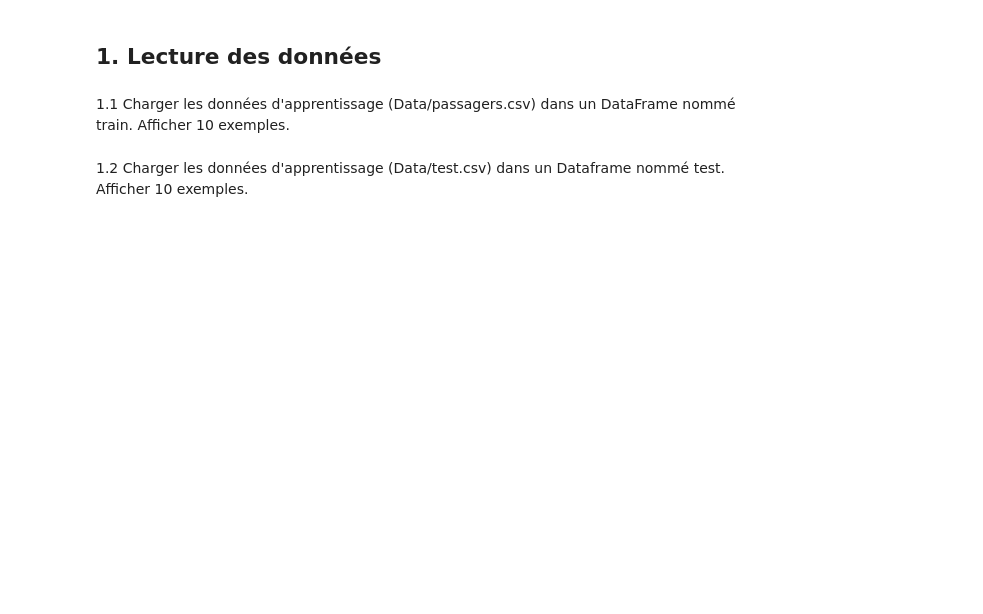
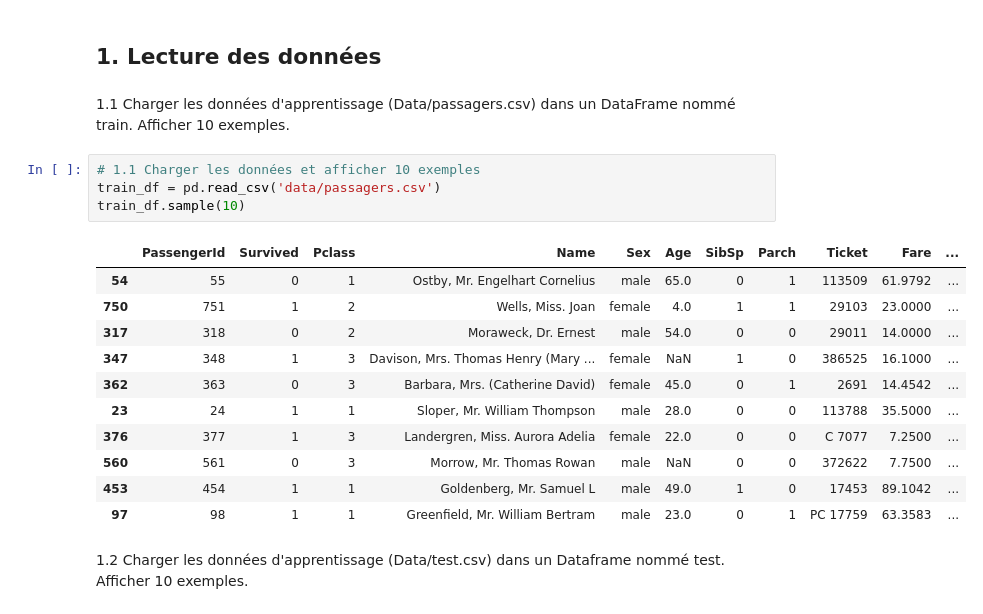
Before and after one commit to francoisloue/tp2_manipulation_donnee, a Jupyter notebook: TP2_prepa_feature.ipynb, the cells around one changed output. Saved outputs shown, nothing was run; the diff lists cells and outputs as text; blank space fills up the shorter version.

```diff
--- a/TP2_prepa_feature.ipynb
+++ b/TP2_prepa_feature.ipynb
@@ -15,5 +15,21 @@ from sklearn.feature_selection import mutual_info_regression
 ## 1. Lecture des données ##
 # %% [markdown]
 1.1 Charger les données d'apprentissage (Data/passagers.csv) dans un DataFrame nommé train. Afficher 10 exemples.
+# %%
+# 1.1 Charger les données et afficher 10 exemples
+train_df = pd.read_csv('data/passagers.csv')
+train_df.sample(10)
+# %% [output]
+|  | PassengerId | Survived | Pclass | Name | Sex | Age | SibSp | Parch | Ticket | Fare | ... |
+| 54 | 55 | 0 | 1 | Ostby, Mr. Engelhart Cornelius | male | 65.0 | 0 | 1 | 113509 | 61.9792 | ... |
+| 750 | 751 | 1 | 2 | Wells, Miss. Joan | female | 4.0 | 1 | 1 | 29103 | 23.0000 | ... |
+| 317 | 318 | 0 | 2 | Moraweck, Dr. Ernest | male | 54.0 | 0 | 0 | 29011 | 14.0000 | ... |
+| 347 | 348 | 1 | 3 | Davison, Mrs. Thomas Henry (Mary ... | female | NaN | 1 | 0 | 386525 | 16.1000 | ... |
+| 362 | 363 | 0 | 3 | Barbara, Mrs. (Catherine David) | female | 45.0 | 0 | 1 | 2691 | 14.4542 | ... |
+| 23 | 24 | 1 | 1 | Sloper, Mr. William Thompson | male | 28.0 | 0 | 0 | 113788 | 35.5000 | ... |
+| 376 | 377 | 1 | 3 | Landergren, Miss. Aurora Adelia | female | 22.0 | 0 | 0 | C 7077 | 7.2500 | ... |
+| 560 | 561 | 0 | 3 | Morrow, Mr. Thomas Rowan | male | NaN | 0 | 0 | 372622 | 7.7500 | ... |
+| 453 | 454 | 1 | 1 | Goldenberg, Mr. Samuel L | male | 49.0 | 1 | 0 | 17453 | 89.1042 | ... |
+| 97 | 98 | 1 | 1 | Greenfield, Mr. William Bertram | male | 23.0 | 0 | 1 | PC 17759 | 63.3583 | ... |
 # %% [markdown]
 1.2 Charger les données d'apprentissage (Data/test.csv) dans un Dataframe nommé test. Afficher 10 exemples.
```
Also changed, not shown: parts of 22 cells of this notebook.
